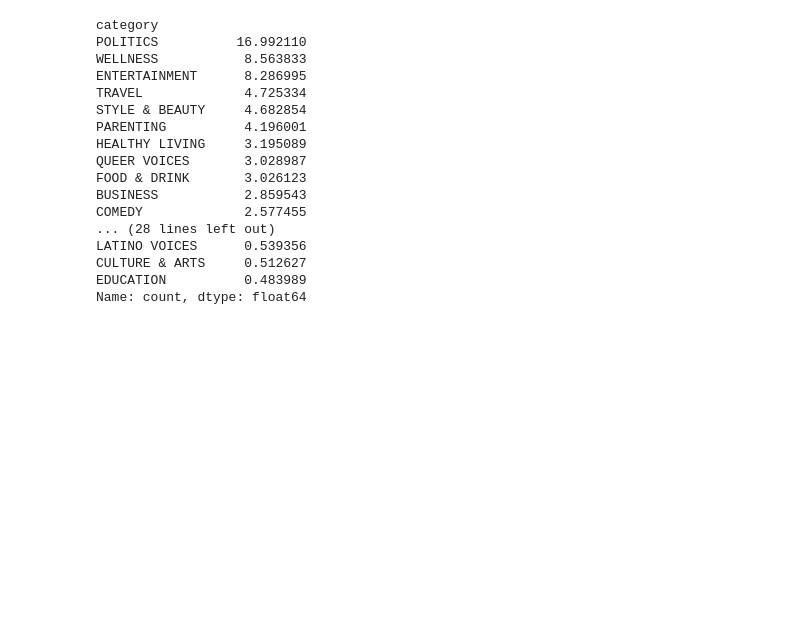
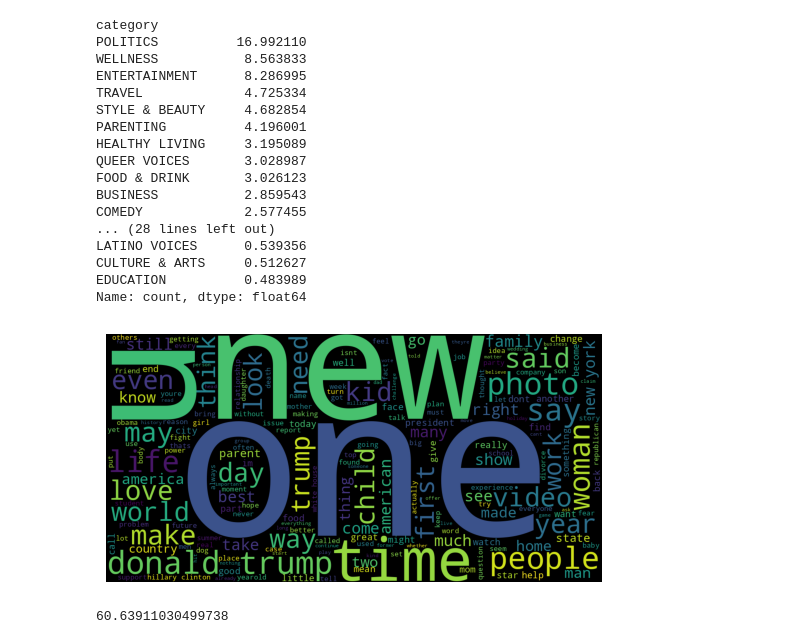
Before and after one commit to raghav-fr/news-category-classifier, a Jupyter notebook: news_category_classifier.ipynb, the cells around one changed output. Saved outputs shown, nothing was run; the diff lists cells and outputs as text; code cells hidden in the pictures; blank space fills up the shorter version.

Commit message:
models checking

```diff
--- a/news_category_classifier.ipynb
+++ b/news_category_classifier.ipynb
@@ -277,3 +277,20 @@ LATINO VOICES      0.539356
 CULTURE & ARTS     0.512627
 EDUCATION          0.483989
 Name: count, dtype: float64
+# %%
+from wordcloud import WordCloud
+
+text = " ".join(df['text'])
+
+wordcloud = WordCloud(
+    width=1200,
+    height=600
+).generate(text)
+
+plt.imshow(wordcloud)
+
+plt.axis('off')
+
+plt.show()
+# %% [output]
+[figure, added]
@@ -279,0 +332,27 @@ Name: count, dtype: float64
+# %%
+lr_pipeline = Pipeline([
+
+    ('tfidf',
+     TfidfVectorizer(
+         max_features=50000,
+         ngram_range=(1,2)
+     )
+    ),
+
+    ('model',
+     LogisticRegression(
+         max_iter=1000
+     )
+    )
+
+])
+
+lr_pipeline.fit(X_train, y_train)
+
+pred = lr_pipeline.predict(X_test)
+
+print(
+    accuracy_score(y_test, pred)*100
+)
+# %% [output]
+60.63911030499738
```
Also changed, not shown: parts of 7 cells of this notebook.
